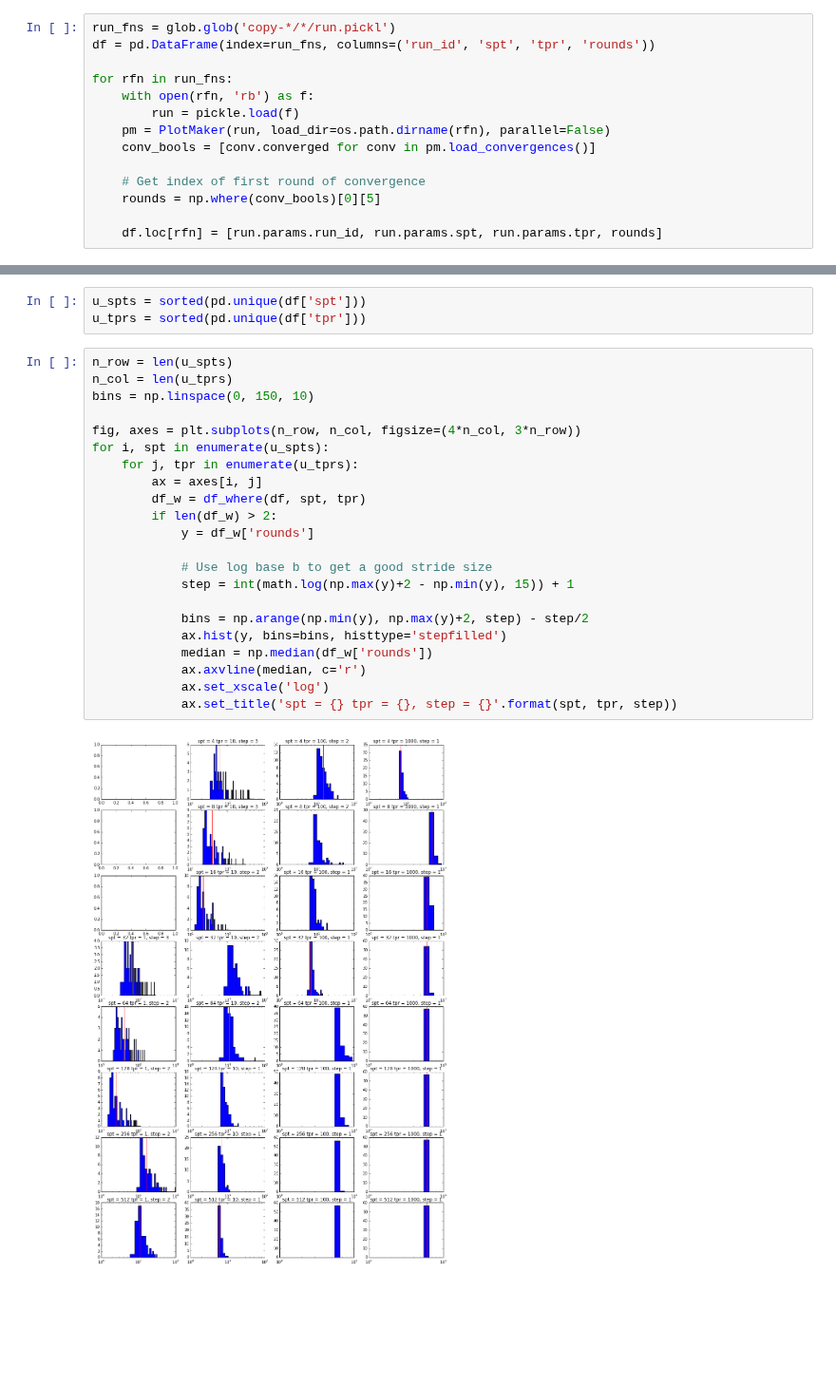
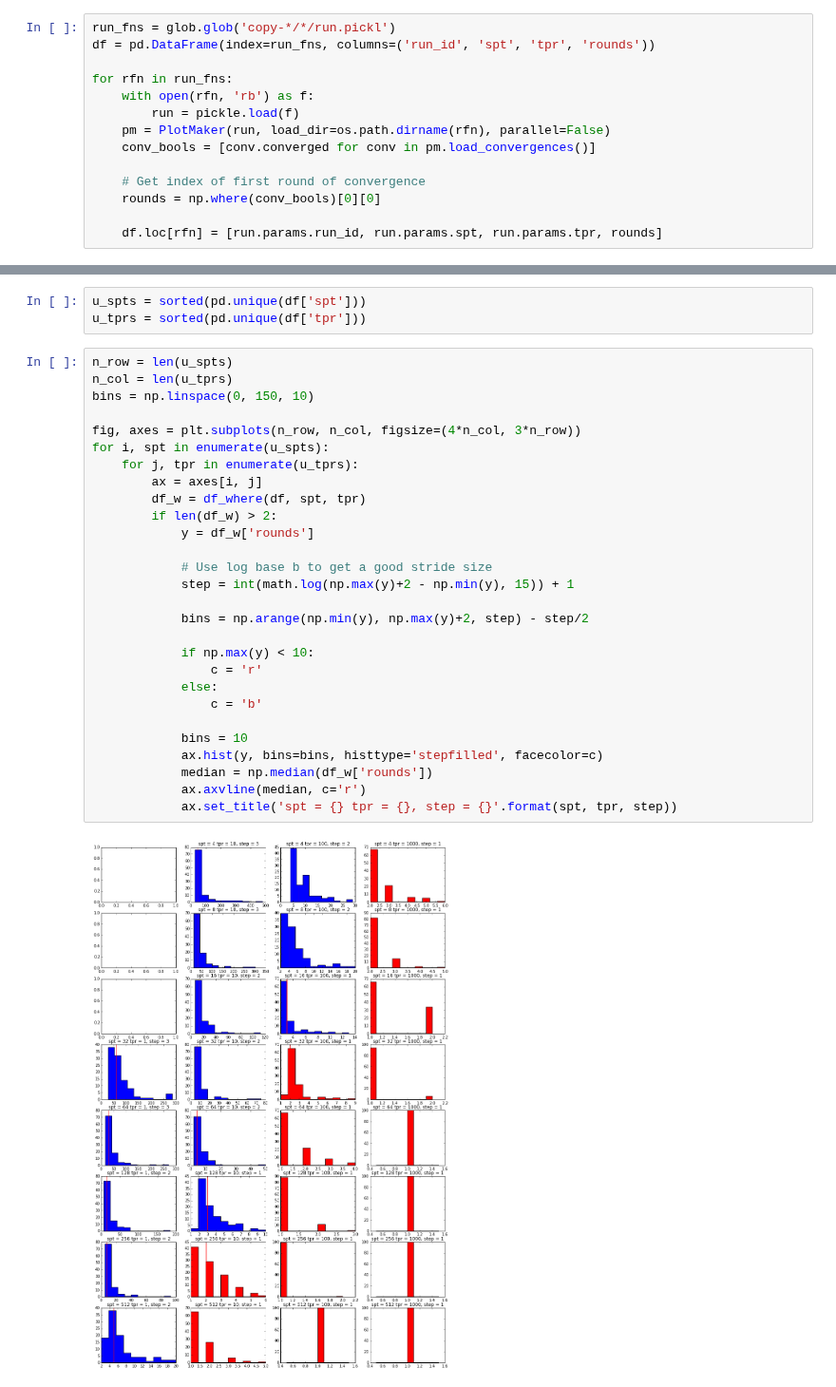
Before and after one commit to mpharrigan/quant-accel, a Jupyter notebook: ipython/Interpret_Alanine_Results.ipynb, the cells around one changed output, grey strips where cells are left out. Shown at 95% size. Cells and saved outputs as stored; diff of their text form; blank space fills up the shorter version.

```diff
--- a/ipython/Interpret_Alanine_Results.ipynb
+++ b/ipython/Interpret_Alanine_Results.ipynb
@@ -29,7 +29,7 @@ for rfn in run_fns:
     conv_bools = [conv.converged for conv in pm.load_convergences()]
 
     # Get index of first round of convergence
-    rounds = np.where(conv_bools)[0][5]
+    rounds = np.where(conv_bools)[0][0]
 
     df.loc[rfn] = [run.params.run_id, run.params.spt, run.params.tpr, rounds]
 # %%
@@ -60,27 +60,33 @@ u_tprs = sorted(pd.unique(df['tpr']))
 # %%
 n_row = len(u_spts)
 n_col = len(u_tprs)
 bins = np.linspace(0, 150, 10)
 
 fig, axes = plt.subplots(n_row, n_col, figsize=(4*n_col, 3*n_row))
 for i, spt in enumerate(u_spts):
     for j, tpr in enumerate(u_tprs):
         ax = axes[i, j]
         df_w = df_where(df, spt, tpr)
         if len(df_w) > 2:
             y = df_w['rounds']
 
             # Use log base b to get a good stride size
             step = int(math.log(np.max(y)+2 - np.min(y), 15)) + 1
 
             bins = np.arange(np.min(y), np.max(y)+2, step) - step/2
-            ax.hist(y, bins=bins, histtype='stepfilled')
+
+            if np.max(y) < 10:
+                c = 'r'
+            else:
+                c = 'b'
+
+            bins = 10
+            ax.hist(y, bins=bins, histtype='stepfilled', facecolor=c)
             median = np.median(df_w['rounds'])
             ax.axvline(median, c='r')
-            ax.set_xscale('log')
             ax.set_title('spt = {} tpr = {}, step = {}'.format(spt, tpr, step))
 # %% [output]
-[figure, old version]
+[figure, new version]
 # %%
 statted = df.groupby(['spt', 'tpr']).median()
 statted
```
Also changed, not shown: parts of 7 cells of this notebook, 1 other file.
